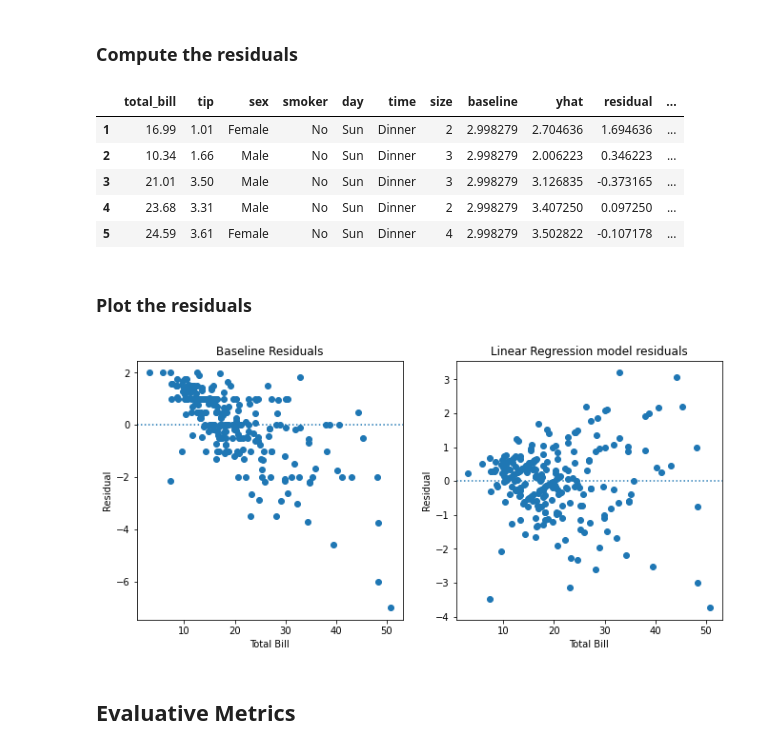
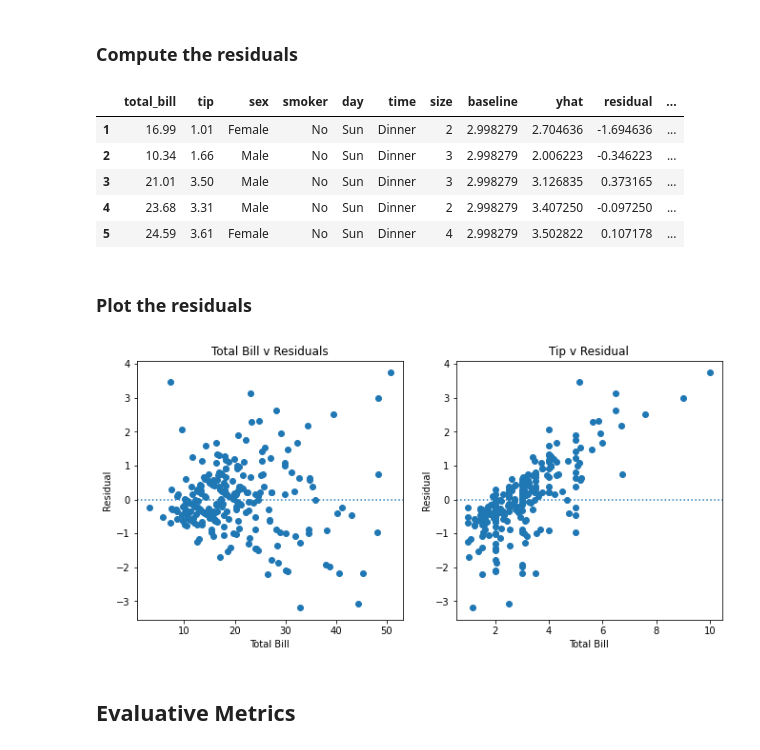
Before and after one commit to malachi-hale/Regression-exercises, a Jupyter notebook: evaluate.ipynb, the cells around one changed output. Saved outputs shown, nothing was run; the diff lists cells and outputs as text; code cells hidden in the pictures.

```diff
--- a/evaluate.ipynb
+++ b/evaluate.ipynb
@@ -94,38 +94,38 @@ tips
 # %% [markdown]
 ### Compute the residuals
 # %%
-tips['residual'] = tips['yhat'] - tips['tip']
-tips['residual_baseline'] = tips['baseline'] - tips['tip']
+tips['residual'] = tips['tip'] - tips['yhat']
+tips['residual_baseline'] = tips['tip'] - tips['yhat']
 tips.head()
 # %% [output]
 |  | total_bill | tip | sex | smoker | day | time | size | baseline | yhat | residual | ... |
-| 1 | 16.99 | 1.01 | Female | No | Sun | Dinner | 2 | 2.998279 | 2.704636 | 1.694636 | ... |
-| 2 | 10.34 | 1.66 | Male | No | Sun | Dinner | 3 | 2.998279 | 2.006223 | 0.346223 | ... |
-| 3 | 21.01 | 3.50 | Male | No | Sun | Dinner | 3 | 2.998279 | 3.126835 | -0.373165 | ... |
-| 4 | 23.68 | 3.31 | Male | No | Sun | Dinner | 2 | 2.998279 | 3.407250 | 0.097250 | ... |
-| 5 | 24.59 | 3.61 | Female | No | Sun | Dinner | 4 | 2.998279 | 3.502822 | -0.107178 | ... |
+| 1 | 16.99 | 1.01 | Female | No | Sun | Dinner | 2 | 2.998279 | 2.704636 | -1.694636 | ... |
+| 2 | 10.34 | 1.66 | Male | No | Sun | Dinner | 3 | 2.998279 | 2.006223 | -0.346223 | ... |
+| 3 | 21.01 | 3.50 | Male | No | Sun | Dinner | 3 | 2.998279 | 3.126835 | 0.373165 | ... |
+| 4 | 23.68 | 3.31 | Male | No | Sun | Dinner | 2 | 2.998279 | 3.407250 | -0.097250 | ... |
+| 5 | 24.59 | 3.61 | Female | No | Sun | Dinner | 4 | 2.998279 | 3.502822 | 0.107178 | ... |
 # %% [markdown]
 ### Plot the residuals
 # %%
 # residual plots
 
 plt.figure(figsize = (11,5))
 
 plt.subplot(121)
 plt.scatter(tips.total_bill, tips.residual_baseline)
 plt.axhline(y = 0, ls = ':')
 plt.xlabel('Total Bill')
 plt.ylabel('Residual')
-plt.title('Baseline Residuals')
+plt.title('Total Bill v Residuals')
 
 plt.subplot(122)
-plt.scatter(tips.total_bill, tips.residual)
+plt.scatter(tips.tip, tips.residual)
 plt.axhline(y = 0, ls = ':')
 plt.xlabel('Total Bill')
 plt.ylabel('Residual')
-plt.title('Linear Regression model residuals');
+plt.title('Tip v Residual');
 # %% [output]
-[figure, old version]
+[figure, new version]
 # %% [markdown]
 ## Evaluative Metrics
 # %% [markdown]
```
Also changed, not shown: parts of 21 cells of this notebook, 1 other file.
